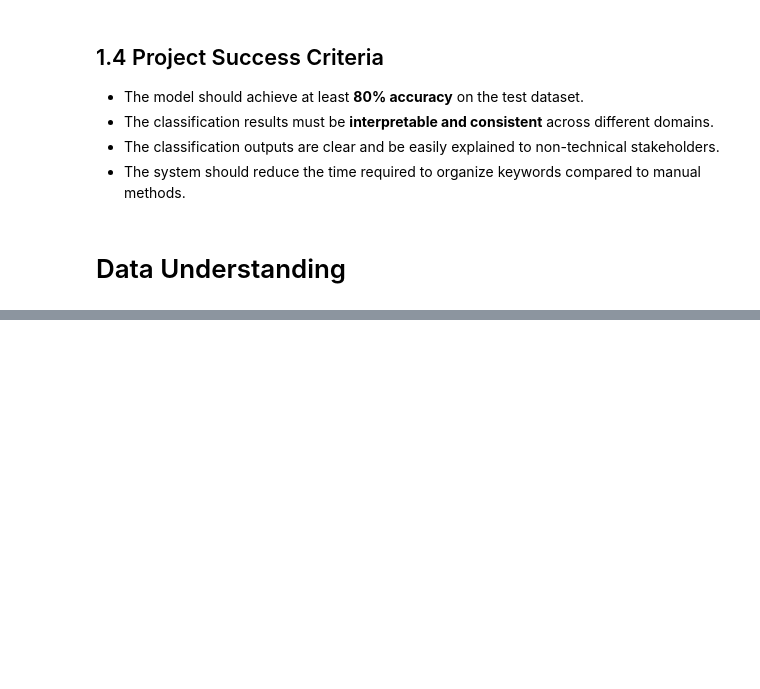
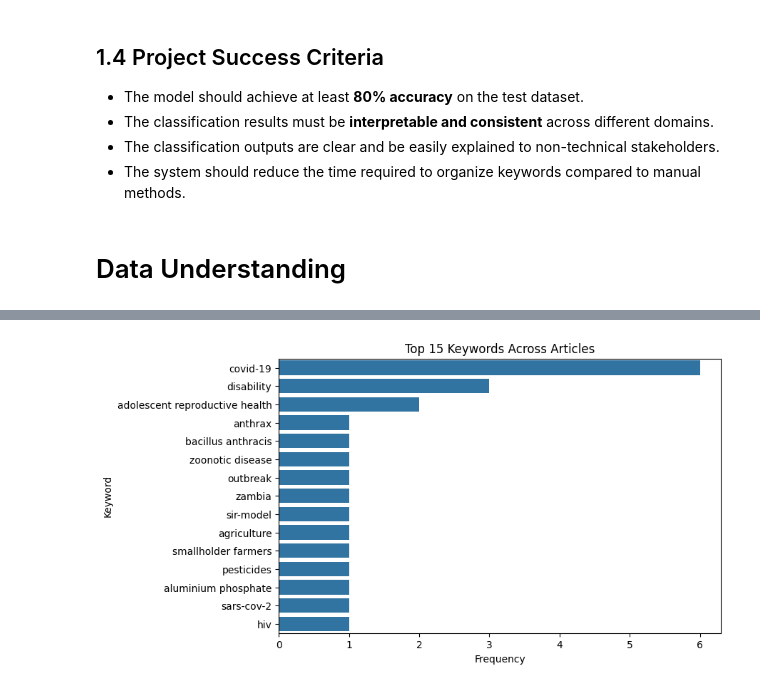
Before and after one commit to Ad-Rian815/Unza_journal_key_word_classification, a Jupyter notebook: Automatic_Classification_Of_Key_Words_Associated_with_articles_on_Unza_journals.ipynb, the cells around one changed output, grey strips where cells are left out. Drawn from its saved outputs; the diff is of its cells as text; code cells hidden in the pictures; blank space fills up the shorter version.

```diff
--- a/Automatic_Classification_Of_Key_Words_Associated_with_articles_on_Unza_journals.ipynb
+++ b/Automatic_Classification_Of_Key_Words_Associated_with_articles_on_Unza_journals.ipynb
@@ -332,0 +361,18 @@ Articles with missing keywords: 0
+# %%
+all_keywords = []
+for k in df['keywords'].dropna():
+    for word in k.replace("Keywords:", "").replace("\n","").split(","):
+        word = word.strip().lower()
+        if word:
+            all_keywords.append(word)
+
+keyword_counts = Counter(all_keywords).most_common(15)
+
+plt.figure(figsize=(8,5))
+sns.barplot(x=[c[1] for c in keyword_counts], y=[c[0] for c in keyword_counts])
+plt.title("Top 15 Keywords Across Articles")
+plt.xlabel("Frequency")
+plt.ylabel("Keyword")
+plt.show()
+# %% [output]
+[figure, added]
```
Also changed, not shown: parts of 11 cells of this notebook.
